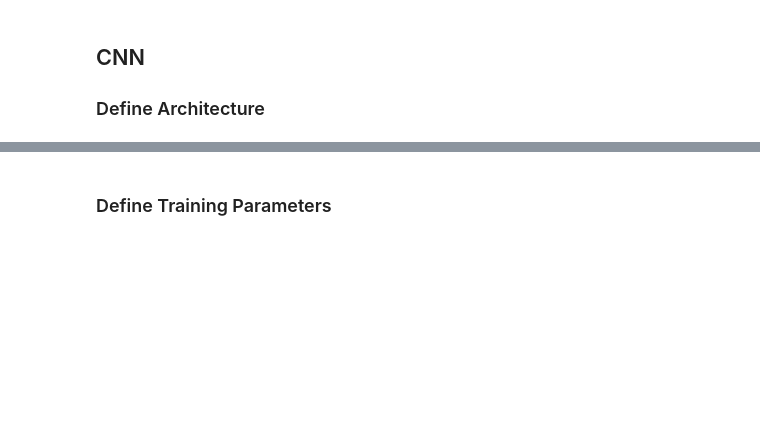
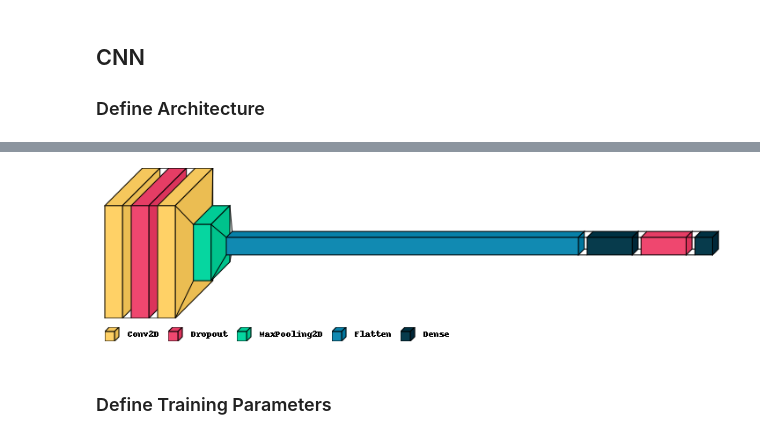
Before and after one commit to hannibunny/mlbook, a Jupyter notebook: ml/_build/html/_sources/neuralnetworks/03KerasMLPandCNNcifar.ipynb, the cells around one changed output, grey strips where cells are left out. Drawn from its saved outputs; the diff is of its cells as text; code cells hidden in the pictures; blank space fills up the shorter version.

```diff
--- a/ml/_build/html/_sources/neuralnetworks/03KerasMLPandCNNcifar.ipynb
+++ b/ml/_build/html/_sources/neuralnetworks/03KerasMLPandCNNcifar.ipynb
@@ -314,6 +303,10 @@ Total params: 4,210,090
 Trainable params: 4,210,090
 Non-trainable params: 0
 _________________________________________________________________
+# %%
+visualkeras.layered_view(model,legend=True)
+# %% [output]
+[figure, added]
 # %% [markdown]
 ### Define Training Parameters
 # %%
```
Also changed, not shown: parts of 41 cells of this notebook, 46 other files.
